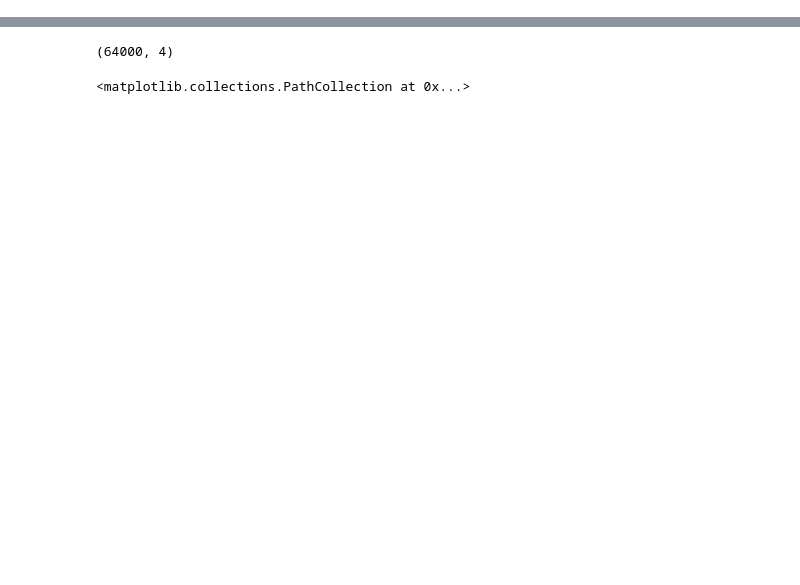
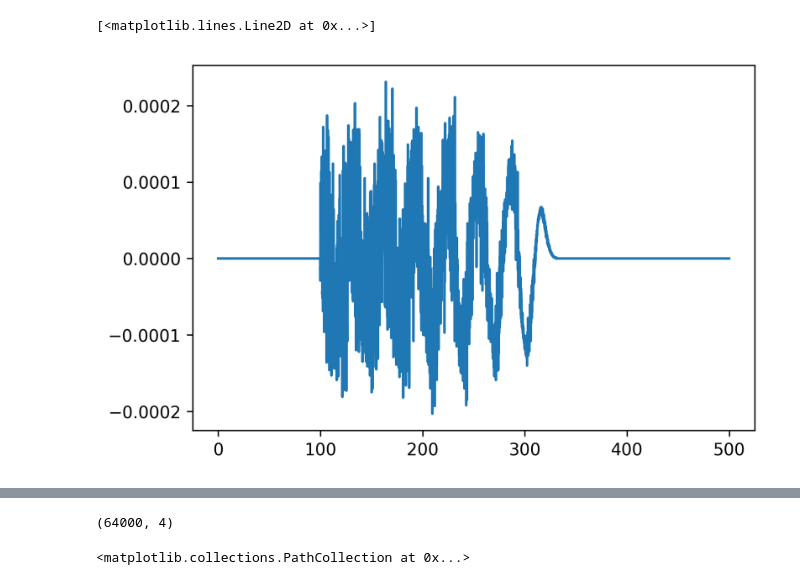
Before and after one commit to RonghaoHu/XPIC, a Jupyter notebook: data_visual.ipynb, the cells around one changed output, grey strips where cells are left out. Cells and saved outputs as stored; diff of their text form; code cells hidden in the pictures; blank space fills up the shorter version.

```diff
--- a/data_visual.ipynb
+++ b/data_visual.ipynb
@@ -13 +13,8 @@ plt.plot(field[:,0])
+# %%
+plt.figure(dpi=300)
+plt.plot(field[:,0],field[:,3])
+#plt.xlim((200,300))
+# %% [output]
+[<matplotlib.lines.Line2D at 0x...>]
+[figure, added]
 # %%
```
Also changed, not shown: parts of 5 cells of this notebook, 3 other files.
